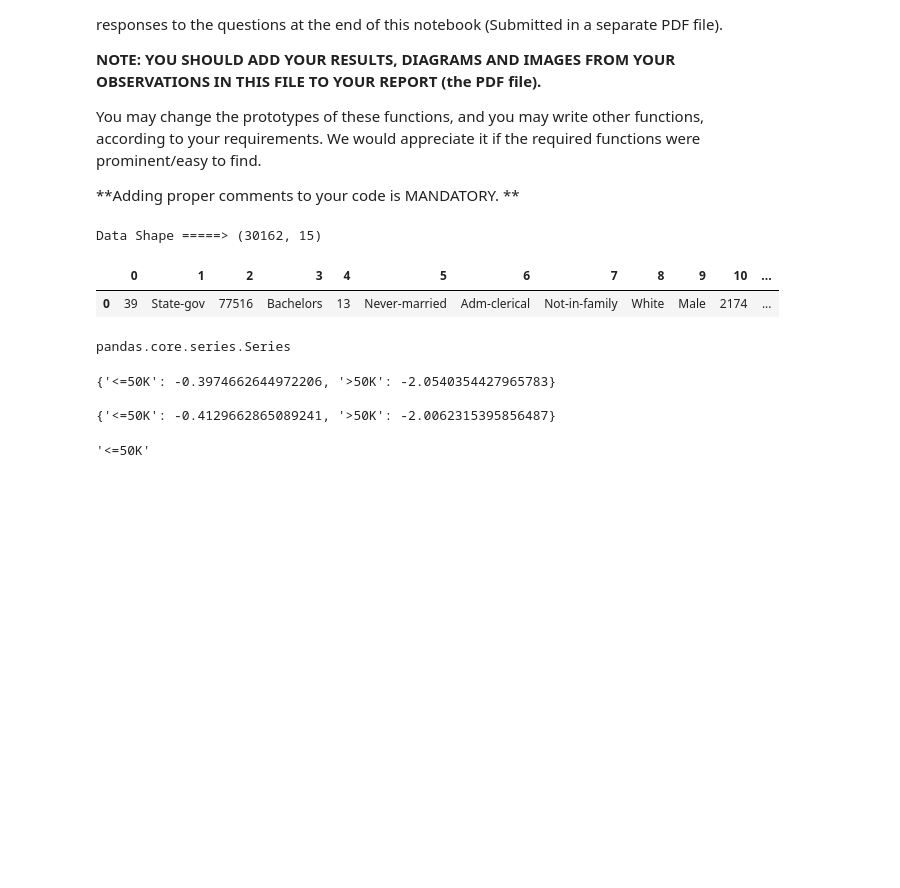
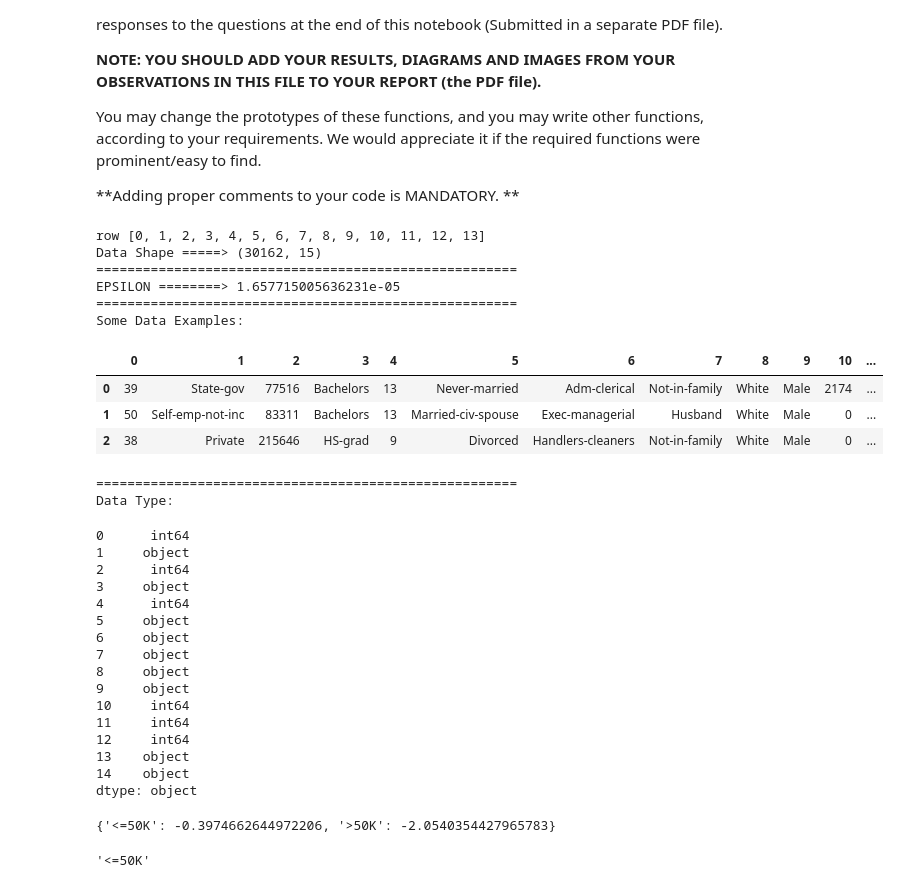
Before and after one commit to JerryMu/Naive-Bayes, a Jupyter notebook: jerry git.ipynb, the cells around one changed output. Saved outputs shown, nothing was run; the diff lists cells and outputs as text; code cells hidden in the pictures; blank space fills up the shorter version.

```diff
--- a/jerry git.ipynb
+++ b/jerry git.ipynb
@@ -61,47 +61,68 @@ def preprocess(df, missing_values):
 
 #  Enter dataset here
 missing_values = '?'
 train_data = preprocess(adult, missing_values)
 
 '''
     datasets_types can be
     NOMINAL: NOMINAL ATTRIBUTES DATASETS,
     NUMERIC: NUMERIC ATTRIBUTES DATASETS,
     ORDINAL: ORDINAL ATTRIBUTES DATASETS,
     MIX: DATASETS WITH A MIX OF ATTRIBUTE TYPES
 '''
 datasets_types = "MIX"
 
 # 0 represents nomianl, 1 represents ordinal, 2 represents numeric
 feature_types = [2, 0, 2, 1, 1, 0, 0, 0, 0, 0, 2, 2, 2, 0]
 class_column = 14
 EPSILON = 1/(2*train_data.shape[0])
 
 # 分开label和数据
 label = train_data.iloc[:,class_column]
 train_set = train_data.drop(columns=class_column)
 
 feature_rows = list(train_set.columns)
 
-# print("row",feature_rows)
-# # Show some useful information about the data
+print("row",feature_rows)
+# Show some useful information about the data
 print("Data Shape =====>", train_data.shape)
-# print("======================================================")
-# print("EPSILON ========>", EPSILON)
-# print("======================================================")
-# print("Some Data Examples:")
-display(train_data.head(1))
-# print("======================================================")
-# print("Data Type:")
-# display(train_data.dtypes)
-
-print()
-type(train_data.iloc[:,2])
+print("======================================================")
+print("EPSILON ========>", EPSILON)
+print("======================================================")
+print("Some Data Examples:")
+display(train_data.head(3))
+print("======================================================")
+print("Data Type:")
+display(train_data.dtypes)
 # %% [output]
+row [0, 1, 2, 3, 4, 5, 6, 7, 8, 9, 10, 11, 12, 13]
 Data Shape =====> (30162, 15)
+======================================================
+EPSILON ========> 1.657715005636231e-05
+======================================================
+Some Data Examples:
 |  | 0 | 1 | 2 | 3 | 4 | 5 | 6 | 7 | 8 | 9 | 10 | ... |
 | 0 | 39 | State-gov | 77516 | Bachelors | 13 | Never-married | Adm-clerical | Not-in-family | White | Male | 2174 | ... |
+| 1 | 50 | Self-emp-not-inc | 83311 | Bachelors | 13 | Married-civ-spouse | Exec-managerial | Husband | White | Male | 0 | ... |
+| 2 | 38 | Private | 215646 | HS-grad | 9 | Divorced | Handlers-cleaners | Not-in-family | White | Male | 0 | ... |
-pandas.core.series.Series
+======================================================
+Data Type:
+0      int64
+1     object
+2      int64
+3     object
+4      int64
+5     object
+6     object
+7     object
+8     object
+9     object
+10     int64
+11     int64
+12     int64
+13    object
+14    object
+dtype: object
 # %%
 #calculate prior
 def find_nominal_prob(class_column):
@@ -123,14 +144,8 @@ def nominal_prob(series,denom,n_keys,k=0):
 # %%
 # Calculate prior
 print(find_nominal_prob(adult[class_column]))
-print()
-# print("Tutor的:")
-# print("======================================================")
-print(nominal_prob(label,train_data.shape[0],14,k=0))
 # %% [output]
 {'<=50K': -0.3974662644972206, '>50K': -2.0540354427965783}
-
-{'<=50K': -0.4129662865089241, '>50K': -2.0062315395856487}
 # %%
 def find_nominal_llh(attributes, llh_dict, data, feature_row):
     all_feature = data[feature_row].value_counts()
```
Also changed, not shown: parts of 14 cells of this notebook, 2 other files.
